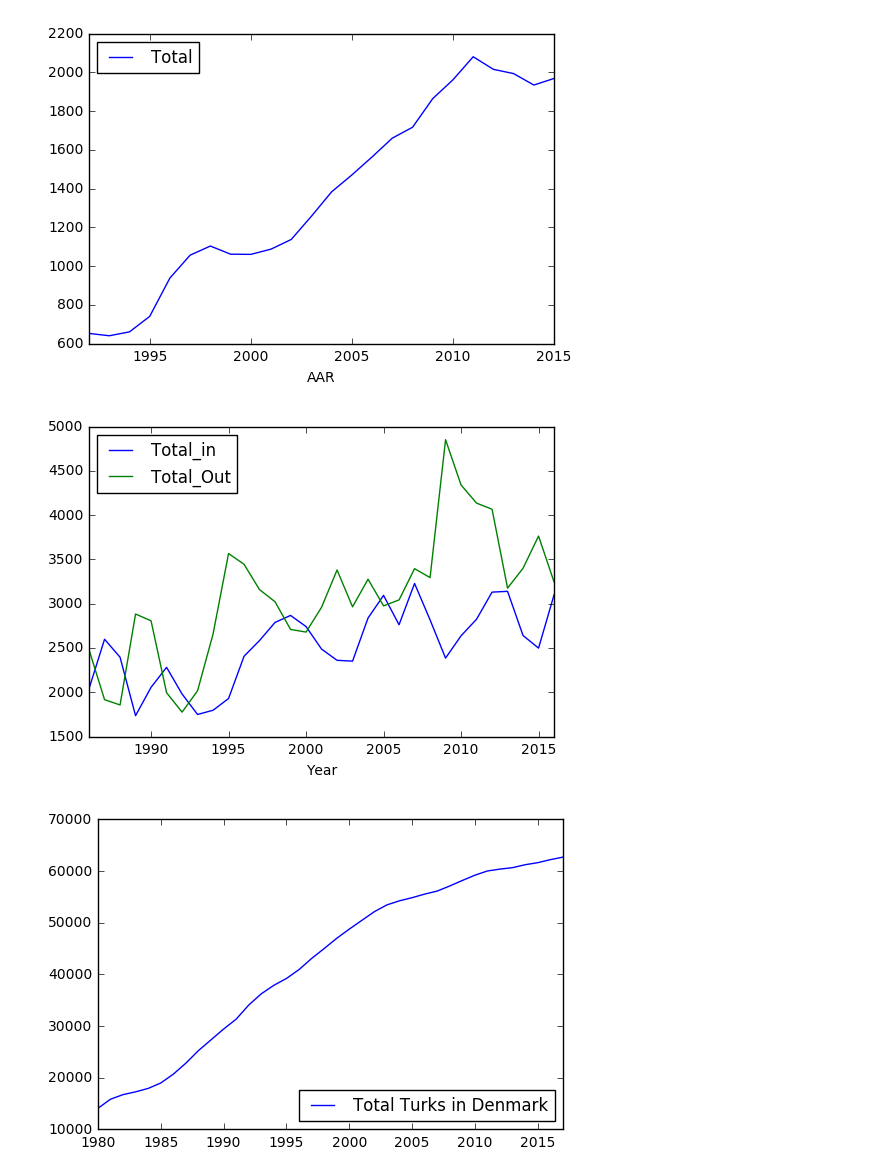
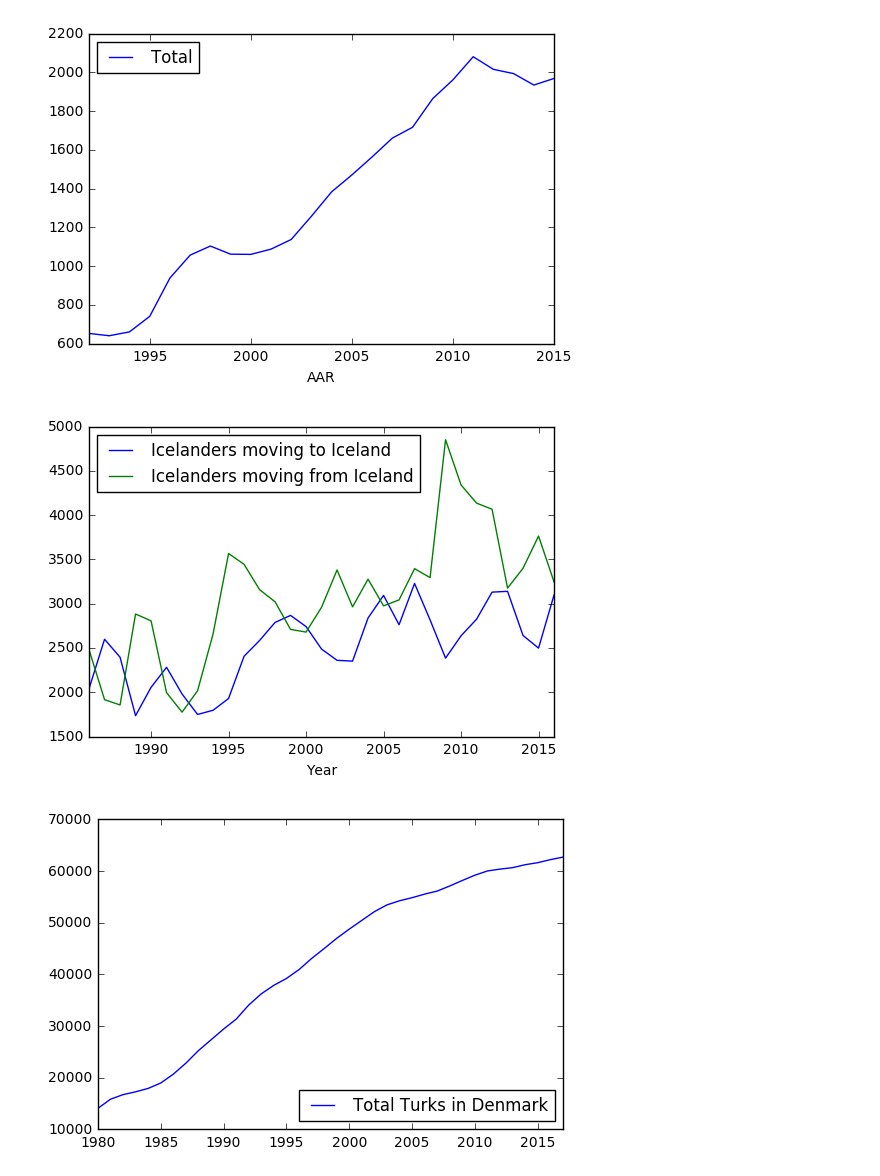
Before and after one commit to aripalli/CPH-data-analysis, a Jupyter notebook: Bubbi/Nationality_distribution.ipynb, the cells around one changed output. Saved outputs shown, nothing was run; the diff lists cells and outputs as text; code cells hidden in the pictures.

```diff
--- a/Bubbi/Nationality_distribution.ipynb
+++ b/Bubbi/Nationality_distribution.ipynb
@@ -245,8 +241,12 @@ Island_Data.columns = ['Year','Country', 'Total_in', 'Total_Out']
 # %%
+# Create plot to show how icelandic people are moving in/away from iceland
+Island_Data = pd.read_csv('MAN01404.csv', delimiter = ';') # The data is from www.hagstofa.is
+Island_Data.columns = ['Year','Country', 'Total_in', 'Total_Out']
 fig, ax = plt.subplots(1, 1)
 Island_Data.plot(x = 'Year', y = 'Total_in', ax=ax)
 Island_Data.plot(x= 'Year', y = 'Total_Out', ax = ax)
+ax.legend(['Icelanders moving to Iceland', 'Icelanders moving from Iceland'], loc = 2)
 plt.show()
 # %% [output]
-[figure, old version]
+[figure, new version]
 # %%
```
Also changed, not shown: parts of 3 cells of this notebook, 6 other files.
